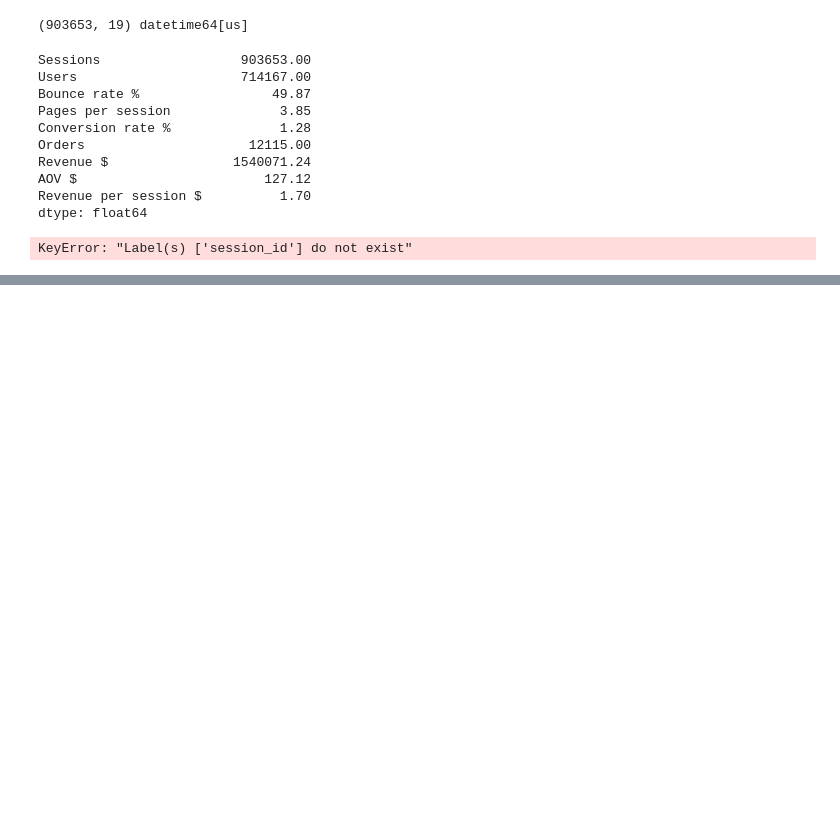
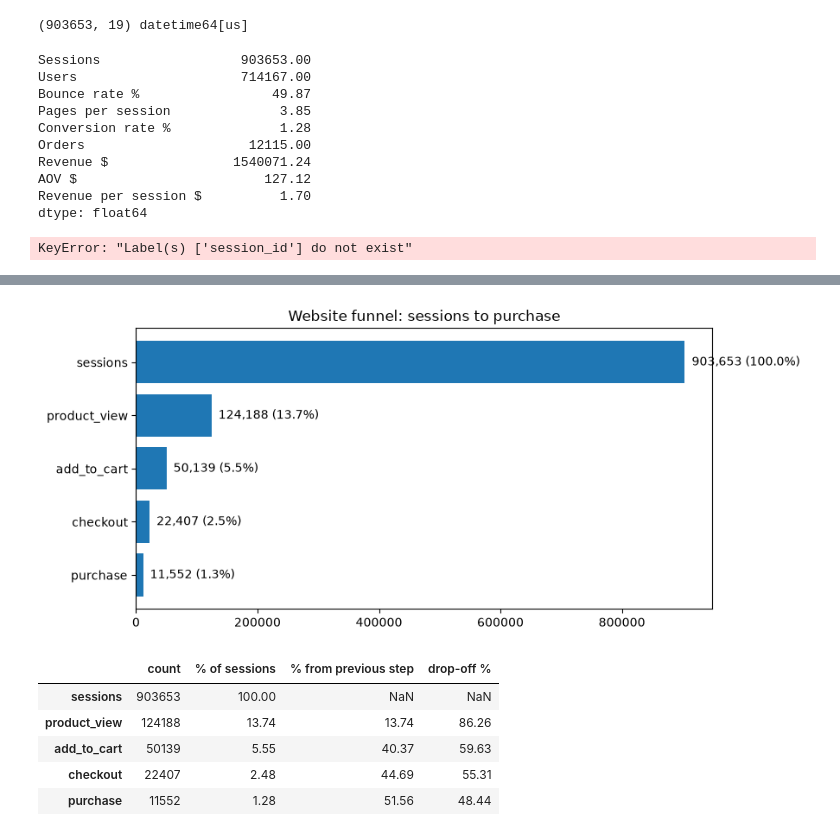
Before and after one commit to f20230030-wq/growth-marketing-analytics, a Jupyter notebook: module_2_google_analytics/python/02_channels_funnel.ipynb, the cells around one changed output, grey strips where cells are left out. Cells and saved outputs as stored; diff of their text form; code cells hidden in the pictures; blank space fills up the shorter version.

```diff
--- a/module_2_google_analytics/python/02_channels_funnel.ipynb
+++ b/module_2_google_analytics/python/02_channels_funnel.ipynb
@@ -83,0 +152,25 @@ print(ga.shape, ga.date.dtype)
+# %%
+stages = ["product_view","add_to_cart","checkout","purchase"]
+f = pd.Series({"sessions": len(ga), **{s: ga[s].sum() for s in stages}})
+funnel = pd.DataFrame({"count": f})
+funnel["% of sessions"] = funnel["count"] / len(ga) * 100
+funnel["% from previous step"] = funnel["count"] / funnel["count"].shift(1) * 100
+funnel["drop-off %"] = 100 - funnel["% from previous step"]
+funnel = funnel.round(2)
+funnel.to_csv(OUT + "funnel_overall.csv")
+
+fig, ax = plt.subplots(figsize=(9,4))
+ax.barh(funnel.index[::-1], funnel["count"][::-1])
+for i, (c, p) in enumerate(zip(funnel["count"][::-1], funnel["% of sessions"][::-1])):
+    ax.text(c, i, f"  {c:,.0f} ({p:.1f}%)", va="center")
+ax.set_title("Website funnel: sessions to purchase")
+plt.tight_layout(); plt.savefig(OUT + "funnel_overall.png", dpi=150); plt.show()
+funnel
+# %% [output]
+[figure, added]
+|  | count | % of sessions | % from previous step | drop-off % |
+| sessions | 903653 | 100.00 | NaN | NaN |
+| product_view | 124188 | 13.74 | 13.74 | 86.26 |
+| add_to_cart | 50139 | 5.55 | 40.37 | 59.63 |
+| checkout | 22407 | 2.48 | 44.69 | 55.31 |
+| purchase | 11552 | 1.28 | 51.56 | 48.44 |
```
Also changed, not shown: parts of 12 cells of this notebook.
